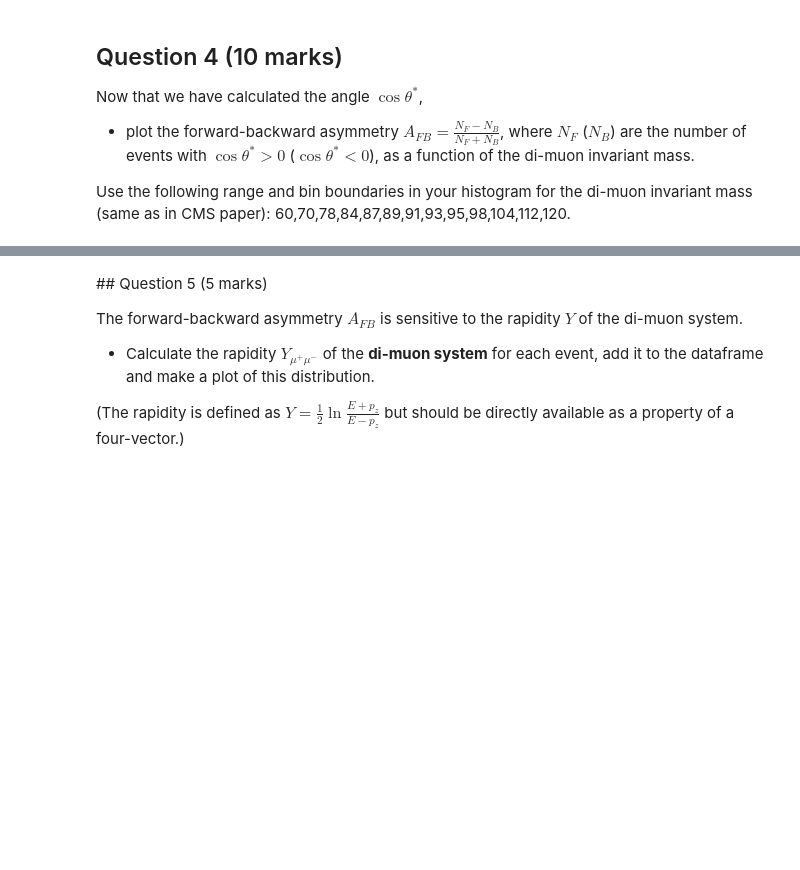
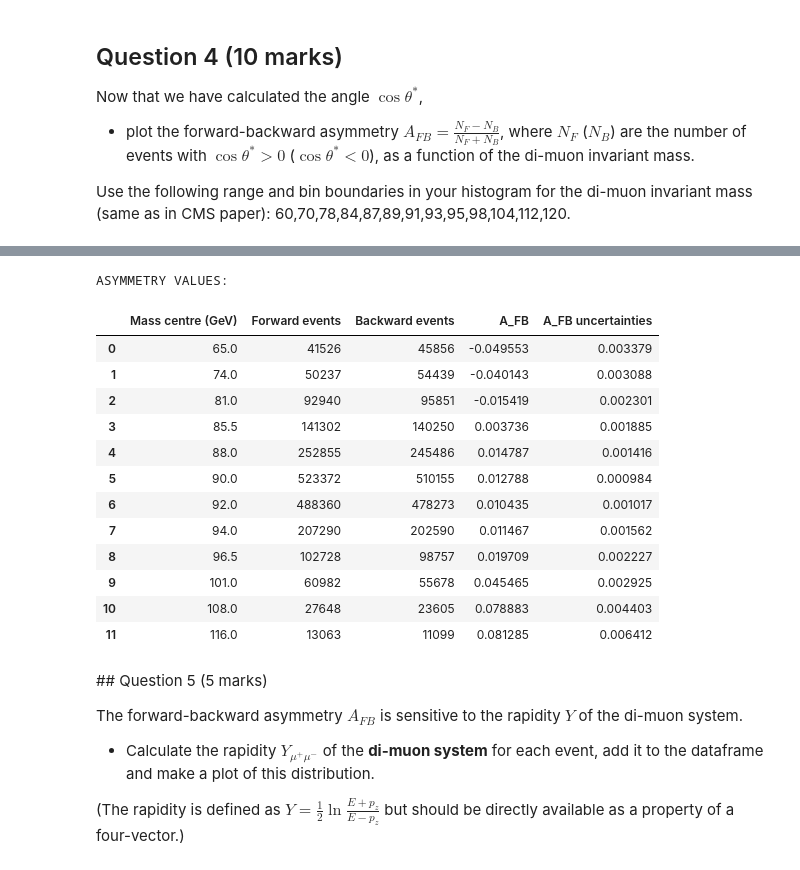
Before and after one commit to PastaShapes/particle-1-AH-JH-RYN, a Jupyter notebook: particle_coursework_2.ipynb, the cells around one changed output, grey strips where cells are left out. Drawn from its saved outputs; the diff is of its cells as text; code cells hidden in the pictures; blank space fills up the shorter version.

```diff
--- a/particle_coursework_2.ipynb
+++ b/particle_coursework_2.ipynb
@@ -127,3 +296,31 @@ Use the following range and bin boundaries in your histogram for the di-muon inv
+# %%
+# Displaying required values below:
+
+asymmetry_df = pd.DataFrame({
+    "Mass centre (GeV)": mass_centres,
+    "Forward events": N_F,
+    "Backward events": N_B,
+    "A_FB": A_FB,
+    "A_FB uncertainties": A_FB_error
+})
+
+print("ASYMMETRY VALUES:")
+display(asymmetry_df)
+# %% [output]
+ASYMMETRY VALUES:
+|  | Mass centre (GeV) | Forward events | Backward events | A_FB | A_FB uncertainties |
+| 0 | 65.0 | 41526 | 45856 | -0.049553 | 0.003379 |
+| 1 | 74.0 | 50237 | 54439 | -0.040143 | 0.003088 |
+| 2 | 81.0 | 92940 | 95851 | -0.015419 | 0.002301 |
+| 3 | 85.5 | 141302 | 140250 | 0.003736 | 0.001885 |
+| 4 | 88.0 | 252855 | 245486 | 0.014787 | 0.001416 |
+| 5 | 90.0 | 523372 | 510155 | 0.012788 | 0.000984 |
+| 6 | 92.0 | 488360 | 478273 | 0.010435 | 0.001017 |
+| 7 | 94.0 | 207290 | 202590 | 0.011467 | 0.001562 |
+| 8 | 96.5 | 102728 | 98757 | 0.019709 | 0.002227 |
+| 9 | 101.0 | 60982 | 55678 | 0.045465 | 0.002925 |
+| 10 | 108.0 | 27648 | 23605 | 0.078883 | 0.004403 |
+| 11 | 116.0 | 13063 | 11099 | 0.081285 | 0.006412 |
 # %% [markdown]
 ## Question 5 (5 marks)
 
```
Also changed, not shown: parts of 5 cells of this notebook.
